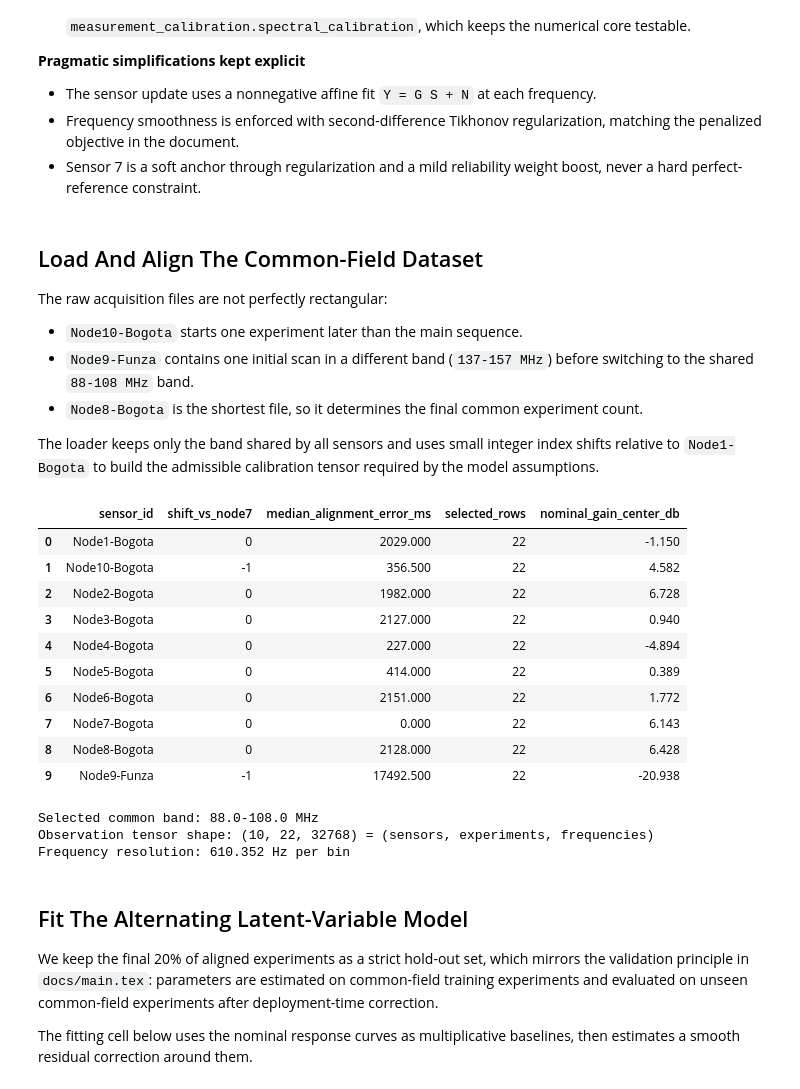
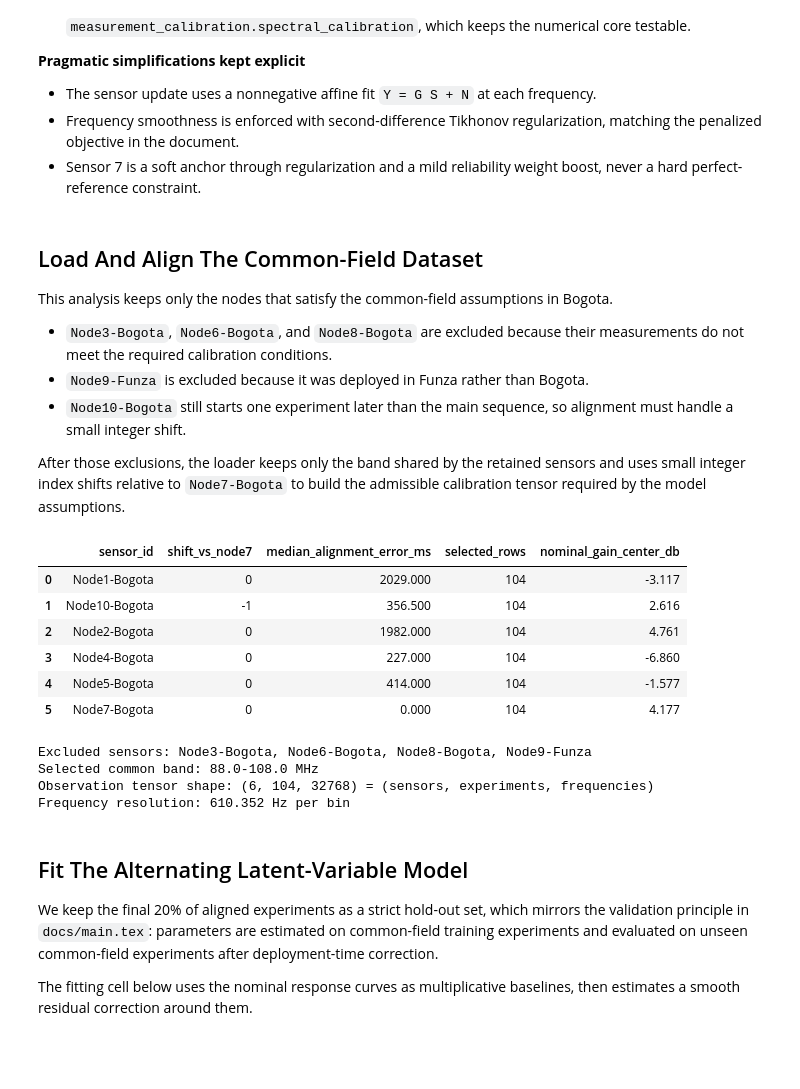
Before and after one commit to AlmondSund/MeasurementCalibration, a Jupyter notebook: notebooks/calibration.ipynb, the cells around one changed output. Drawn from its saved outputs; the diff is of its cells as text; code cells hidden in the pictures; blank space fills up the shorter version.

```diff
--- a/notebooks/calibration.ipynb
+++ b/notebooks/calibration.ipynb
@@ -14,9 +14,9 @@ This notebook implements the common-field spectral calibration framework describ
 - Frequency smoothness is enforced with second-difference Tikhonov regularization, matching the penalized objective in the document.
 - Sensor 7 is a soft anchor through regularization and a mild reliability weight boost, never a hard perfect-reference constraint.
 # %%
-# ruff: noqa: E402
 from __future__ import annotations
 
+import importlib
 from pathlib import Path
 import sys
 import time
@@ -45,14 +45,17 @@ REPO_ROOT = resolve_repo_root()
 if str(REPO_ROOT) not in sys.path:
     sys.path.insert(0, str(REPO_ROOT))
 
-from measurement_calibration import (
-    apply_deployed_calibration,
-    compute_network_consensus,
-    fit_spectral_calibration,
-    load_calibration_dataset,
-    make_holdout_split,
-    power_linear_to_db,
-)
+# Reload the local calibration module so rerunning this cell picks up
+# edited function signatures without requiring a kernel restart.
+import measurement_calibration.spectral_calibration as spectral_calibration_module
+
+spectral_calibration_module = importlib.reload(spectral_calibration_module)
+apply_deployed_calibration = spectral_calibration_module.apply_deployed_calibration
+compute_network_consensus = spectral_calibration_module.compute_network_consensus
+fit_spectral_calibration = spectral_calibration_module.fit_spectral_calibration
+load_calibration_dataset = spectral_calibration_module.load_calibration_dataset
+make_holdout_split = spectral_calibration_module.make_holdout_split
+power_linear_to_db = spectral_calibration_module.power_linear_to_db
 
 plt.style.use("seaborn-v0_8-whitegrid")
 pd.options.display.float_format = "{:.3f}".format
@@ -60,21 +63,28 @@ pd.options.display.float_format = "{:.3f}".format
 DATA_ROOT = REPO_ROOT / "data"
 AQUISITION_DIR = DATA_ROOT / "aquisitions"
 RESPONSE_DIR = DATA_ROOT / "frequency-responses"
+EXCLUDED_SENSOR_IDS = (
+    "Node3-Bogota",
+    "Node6-Bogota",
+    "Node8-Bogota",
+    "Node9-Funza",
+)
 # %% [markdown]
 ## Load And Align The Common-Field Dataset
 
-The raw acquisition files are not perfectly rectangular:
+This analysis keeps only the nodes that satisfy the common-field assumptions in Bogota.
 
-- `Node10-Bogota` starts one experiment later than the main sequence.
-- `Node9-Funza` contains one initial scan in a different band (`137-157 MHz`) before switching to the shared `88-108 MHz` band.
-- `Node8-Bogota` is the shortest file, so it determines the final common experiment count.
+- `Node3-Bogota`, `Node6-Bogota`, and `Node8-Bogota` are excluded because their measurements do not meet the required calibration conditions.
+- `Node9-Funza` is excluded because it was deployed in Funza rather than Bogota.
+- `Node10-Bogota` still starts one experiment later than the main sequence, so alignment must handle a small integer shift.
 
-The loader keeps only the band shared by all sensors and uses small integer index shifts relative to `Node1-Bogota` to build the admissible calibration tensor required by the model assumptions.
+After those exclusions, the loader keeps only the band shared by the retained sensors and uses small integer index shifts relative to `Node7-Bogota` to build the admissible calibration tensor required by the model assumptions.
 # %%
 dataset = load_calibration_dataset(
     acquisition_dir=AQUISITION_DIR,
     response_dir=RESPONSE_DIR,
     reference_sensor_id="Node7-Bogota",
+    excluded_sensor_ids=EXCLUDED_SENSOR_IDS,
 )
 
 alignment_summary = pd.DataFrame(
@@ -82,45 +92,43 @@ alignment_summary = pd.DataFrame(
         "sensor_id": dataset.sensor_ids,
         "shift_vs_node7": [
             dataset.sensor_shifts[sensor_id] for sensor_id in dataset.sensor_ids
         ],
         "median_alignment_error_ms": [
             dataset.alignment_median_error_ms[sensor_id]
             for sensor_id in dataset.sensor_ids
         ],
         "selected_rows": [
             int(dataset.source_row_indices[sensor_id].size)
             for sensor_id in dataset.sensor_ids
         ],
         "nominal_gain_center_db": power_linear_to_db(
             dataset.nominal_gain_power[:, dataset.nominal_gain_power.shape[1] // 2]
         ),
     }
 )
 
 display(alignment_summary)
+print(f"Excluded sensors: {', ' .join(EXCLUDED_SENSOR_IDS)}")
 print(
     f"Selected common band: {dataset.selected_band_hz[0] / 1e6:.1f}-{dataset.selected_band_hz[1] / 1e6:.1f} MHz"
 )
 print(
     f"Observation tensor shape: {dataset.observations_power.shape} = (sensors, experiments, frequencies)"
 )
 print(
     f"Frequency resolution: {(dataset.frequency_hz[1] - dataset.frequency_hz[0]):.3f} Hz per bin"
 )
 # %% [output]
 |  | sensor_id | shift_vs_node7 | median_alignment_error_ms | selected_rows | nominal_gain_center_db |
-| 0 | Node1-Bogota | 0 | 2029.000 | 22 | -1.150 |
-| 1 | Node10-Bogota | -1 | 356.500 | 22 | 4.582 |
-| 2 | Node2-Bogota | 0 | 1982.000 | 22 | 6.728 |
-| 3 | Node3-Bogota | 0 | 2127.000 | 22 | 0.940 |
-| 4 | Node4-Bogota | 0 | 227.000 | 22 | -4.894 |
-| 5 | Node5-Bogota | 0 | 414.000 | 22 | 0.389 |
-| 6 | Node6-Bogota | 0 | 2151.000 | 22 | 1.772 |
-| 7 | Node7-Bogota | 0 | 0.000 | 22 | 6.143 |
-| 8 | Node8-Bogota | 0 | 2128.000 | 22 | 6.428 |
-| 9 | Node9-Funza | -1 | 17492.500 | 22 | -20.938 |
+| 0 | Node1-Bogota | 0 | 2029.000 | 104 | -3.117 |
+| 1 | Node10-Bogota | -1 | 356.500 | 104 | 2.616 |
+| 2 | Node2-Bogota | 0 | 1982.000 | 104 | 4.761 |
+| 3 | Node4-Bogota | 0 | 227.000 | 104 | -6.860 |
+| 4 | Node5-Bogota | 0 | 414.000 | 104 | -1.577 |
+| 5 | Node7-Bogota | 0 | 0.000 | 104 | 4.177 |
+Excluded sensors: Node3-Bogota, Node6-Bogota, Node8-Bogota, Node9-Funza
 Selected common band: 88.0-108.0 MHz
-Observation tensor shape: (10, 22, 32768) = (sensors, experiments, frequencies)
+Observation tensor shape: (6, 104, 32768) = (sensors, experiments, frequencies)
 Frequency resolution: 610.352 Hz per bin
 # %% [markdown]
 ## Fit The Alternating Latent-Variable Model
```
Also changed, not shown: parts of 6 cells of this notebook, 2 other files.
